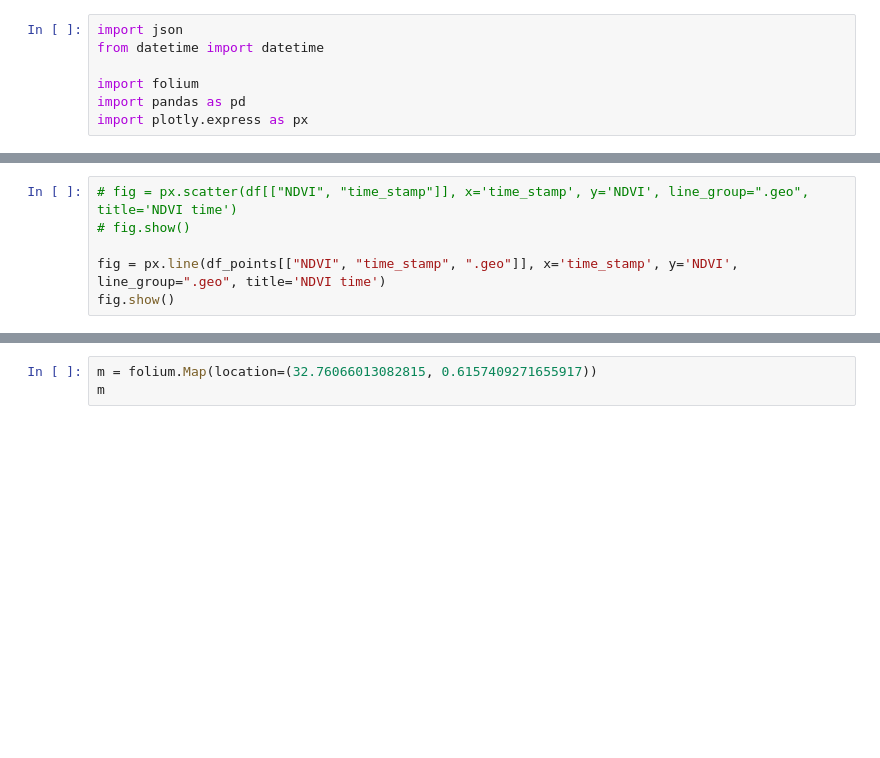
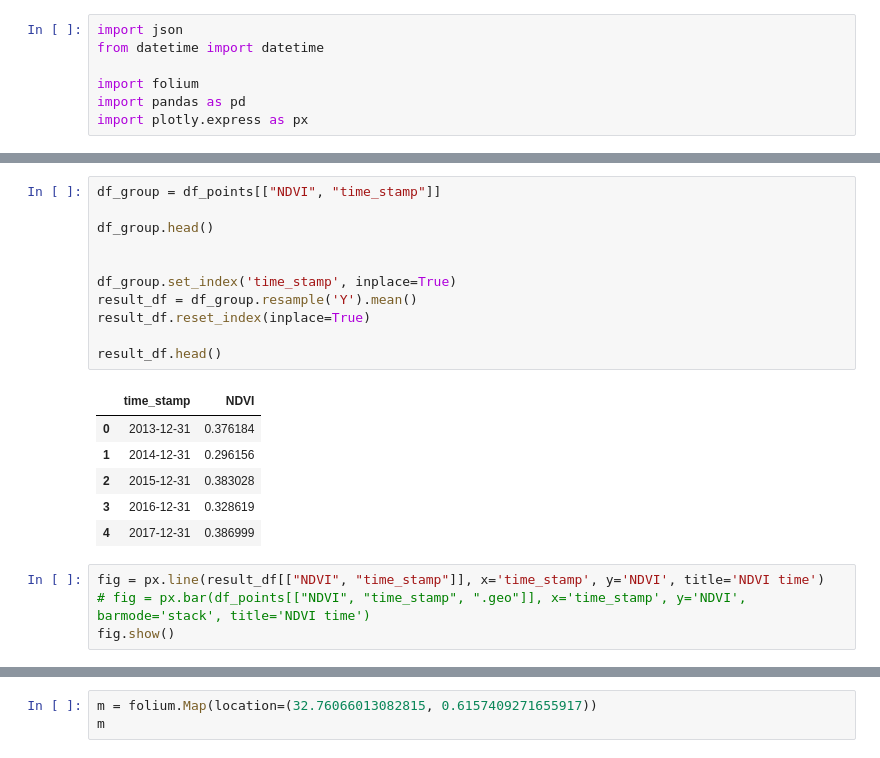
Before and after one commit to RonKbS/pale_blue_dot, a Jupyter notebook: main.ipynb, the cells around one changed output, grey strips where cells are left out. Drawn from its saved outputs; the diff is of its cells as text; blank space fills up the shorter version.

```diff
--- a/main.ipynb
+++ b/main.ipynb
@@ -82,6 +79,22 @@ Index(['system:index', 'NDVI', 'system:time_start', '.geo', 'time_stamp'], dtype
+# %%
+df_group = df_points[["NDVI", "time_stamp"]]
+
+df_group.head()
+
+
+df_group.set_index('time_stamp', inplace=True)
+result_df = df_group.resample('Y').mean()
+result_df.reset_index(inplace=True)
+
+result_df.head()
+# %% [output]
+|  | time_stamp | NDVI |
+| 0 | 2013-12-31 | 0.376184 |
+| 1 | 2014-12-31 | 0.296156 |
+| 2 | 2015-12-31 | 0.383028 |
+| 3 | 2016-12-31 | 0.328619 |
+| 4 | 2017-12-31 | 0.386999 |
 # %%
-# fig = px.scatter(df[["NDVI", "time_stamp"]], x='time_stamp', y='NDVI', line_group=".geo", title='NDVI time')
-# fig.show()
-
-fig = px.line(df_points[["NDVI", "time_stamp", ".geo"]], x='time_stamp', y='NDVI', line_group=".geo", title='NDVI time')
+fig = px.line(result_df[["NDVI", "time_stamp"]], x='time_stamp', y='NDVI', title='NDVI time')
+# fig = px.bar(df_points[["NDVI", "time_stamp", ".geo"]], x='time_stamp', y='NDVI', barmode='stack', title='NDVI time')
 fig.show()
```
Also changed, not shown: parts of 8 cells of this notebook.
